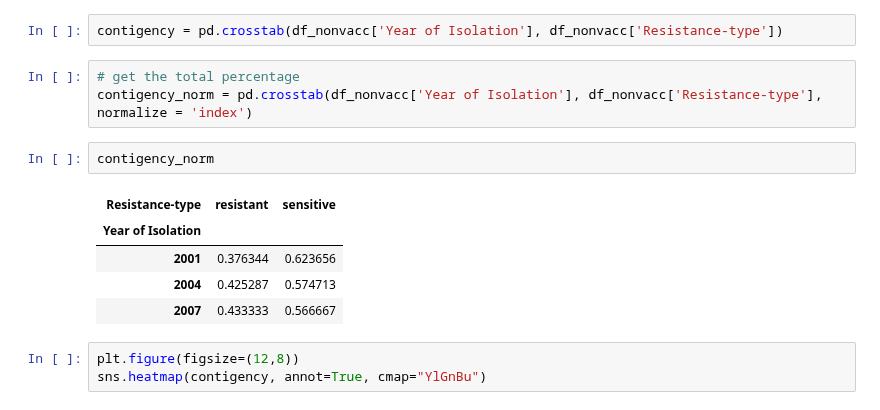
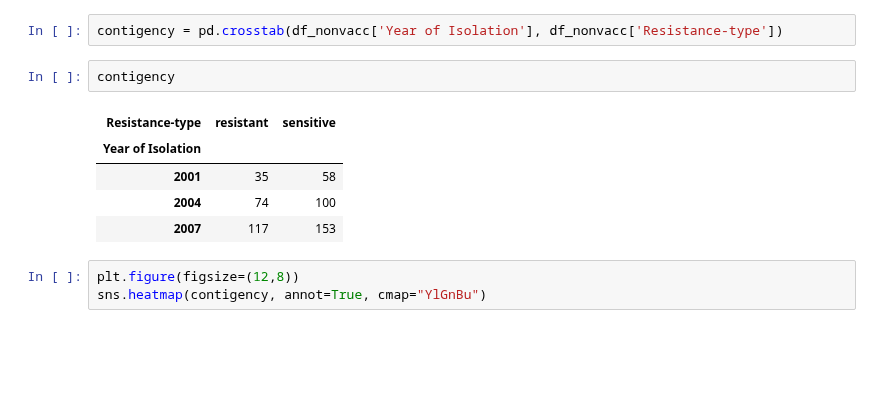
Before and after one commit to mjemons/IDD_TB, a Jupyter notebook: scripts/data-analysis.ipynb, the cells around one changed output. Saved outputs shown, nothing was run; the diff lists cells and outputs as text; blank space fills up the shorter version.

```diff
--- a/scripts/data-analysis.ipynb
+++ b/scripts/data-analysis.ipynb
@@ -280,17 +280,14 @@ fig.show()
 #### Statistical Analysis
 # %%
 contigency = pd.crosstab(df_nonvacc['Year of Isolation'], df_nonvacc['Resistance-type'])
-# %%
-# get the total percentage
-contigency_norm = pd.crosstab(df_nonvacc['Year of Isolation'], df_nonvacc['Resistance-type'], normalize = 'index')
-# %%
-contigency_norm
-# %% [output]
-| Resistance-type | resistant | sensitive |
-| Year of Isolation |  |  |
-| 2001 | 0.376344 | 0.623656 |
-| 2004 | 0.425287 | 0.574713 |
-| 2007 | 0.433333 | 0.566667 |
+# %%
+contigency
+# %% [output]
+| Resistance-type | resistant | sensitive |
+| Year of Isolation |  |  |
+| 2001 | 35 | 58 |
+| 2004 | 74 | 100 |
+| 2007 | 117 | 153 |
 # %%
 plt.figure(figsize=(12,8))
 sns.heatmap(contigency, annot=True, cmap="YlGnBu")
```
Also changed, not shown: parts of 1 cell of this notebook, 1 other file.
